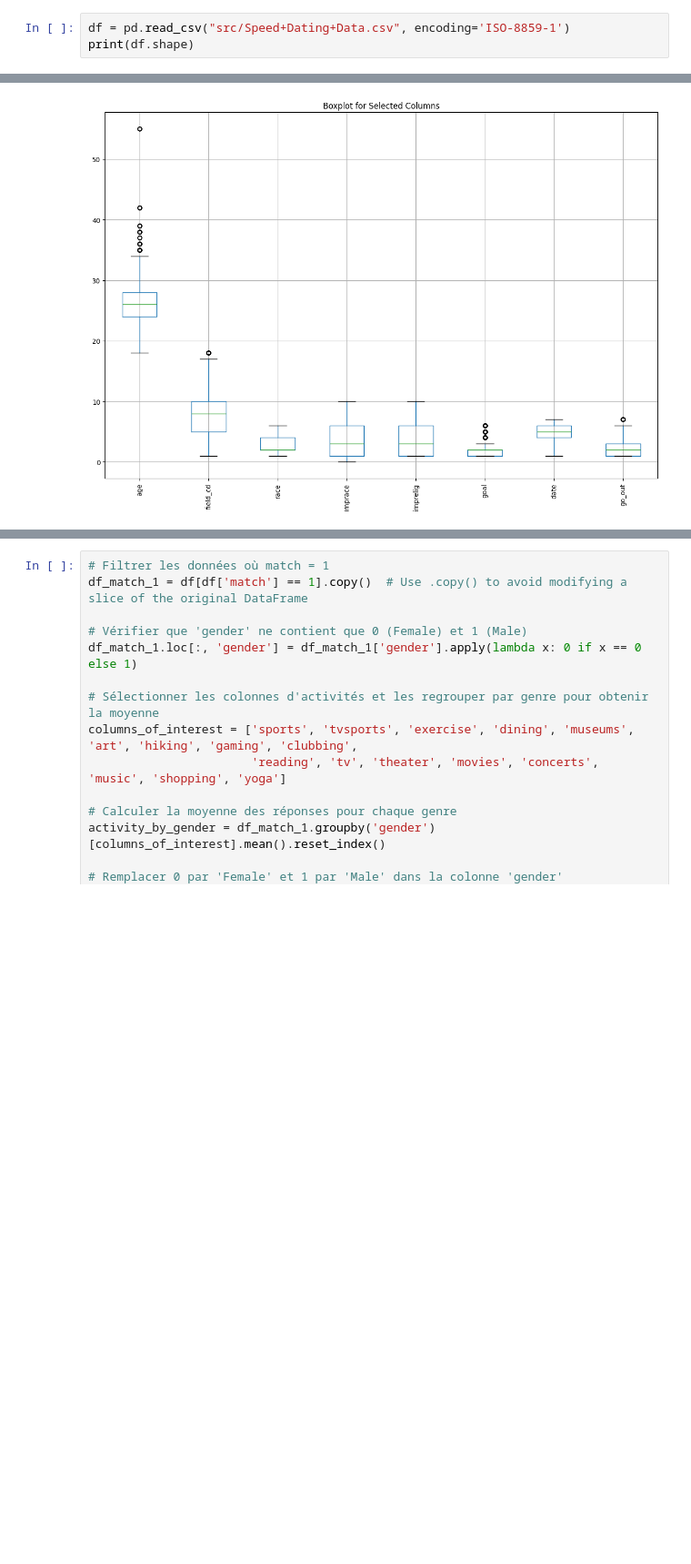
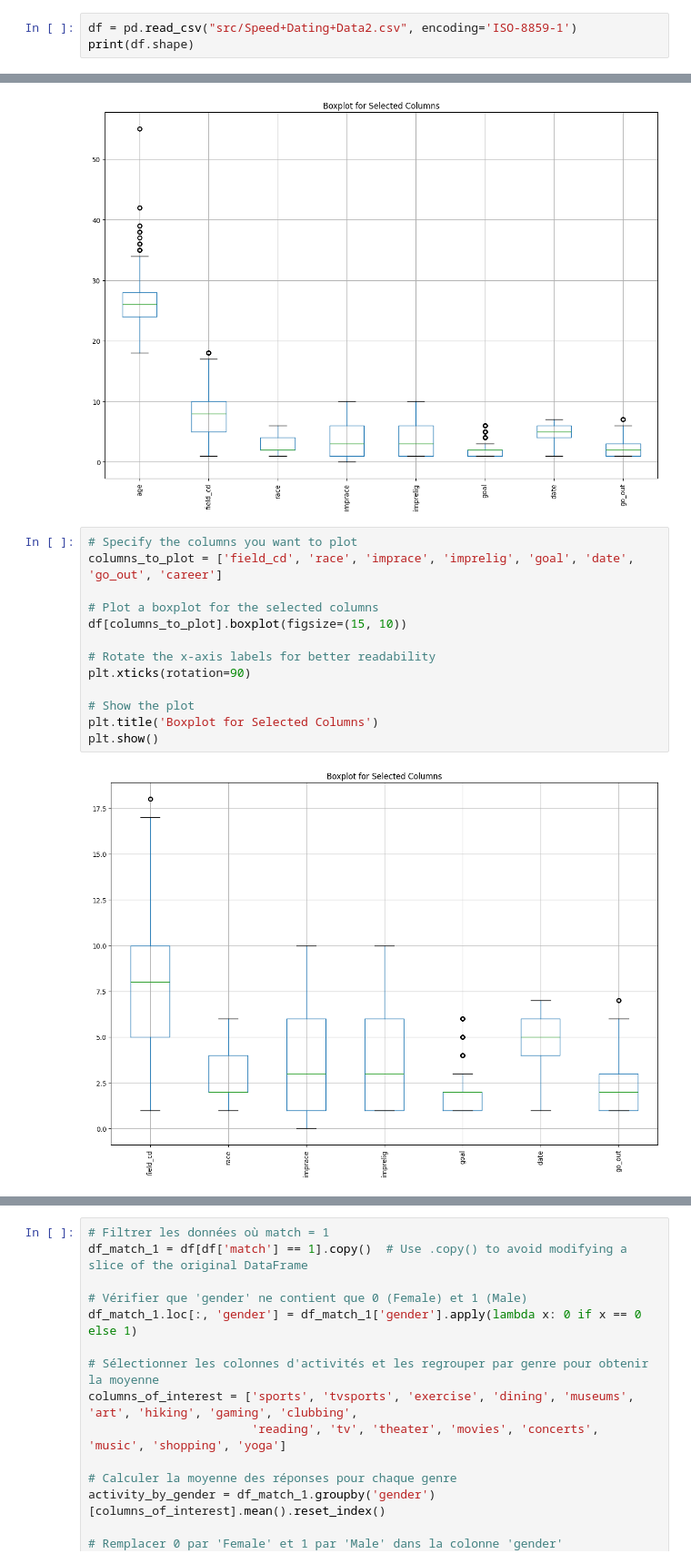
Before and after one commit to msche81/2-Jedha_Fullstack, a Jupyter notebook: 3_exploratory_data_analysis/5_project_speed_dating/Project_SpeedDating_EDA2.ipynb, the cells around one changed output, grey strips where cells are left out. Shown at 91% size. Drawn from its saved outputs; the diff is of its cells as text; blank space fills up the shorter version.

```diff
--- a/3_exploratory_data_analysis/5_project_speed_dating/Project_SpeedDating_EDA2.ipynb
+++ b/3_exploratory_data_analysis/5_project_speed_dating/Project_SpeedDating_EDA2.ipynb
@@ -5,7 +5,7 @@ import matplotlib.pyplot as plt
 import plotly.express as px
 from matplotlib.colors import ListedColormap
 # %%
-df = pd.read_csv("src/Speed+Dating+Data.csv", encoding='ISO-8859-1')
+df = pd.read_csv("src/Speed+Dating+Data2.csv", encoding='ISO-8859-1')
 print(df.shape)
 # %% [output]
 (8378, 195)
@@ -175,3 +175,18 @@ plt.title('Boxplot for Selected Columns')
 plt.show()
 # %% [output]
 [figure]
+# %%
+# Specify the columns you want to plot
+columns_to_plot = ['field_cd', 'race', 'imprace', 'imprelig', 'goal', 'date', 'go_out', 'career']
+
+# Plot a boxplot for the selected columns
+df[columns_to_plot].boxplot(figsize=(15, 10))
+
+# Rotate the x-axis labels for better readability
+plt.xticks(rotation=90)
+
+# Show the plot
+plt.title('Boxplot for Selected Columns')
+plt.show()
+# %% [output]
+[figure, added]
```
Also changed, not shown: parts of 7 cells of this notebook, 1 other file.
